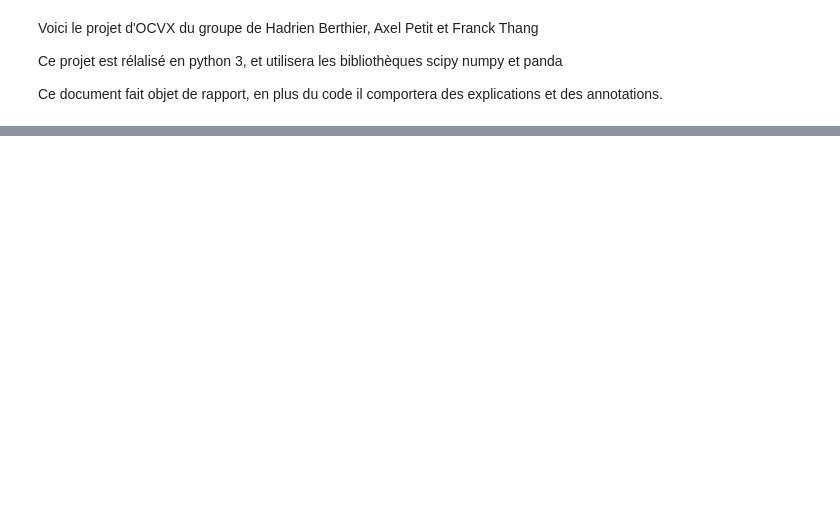
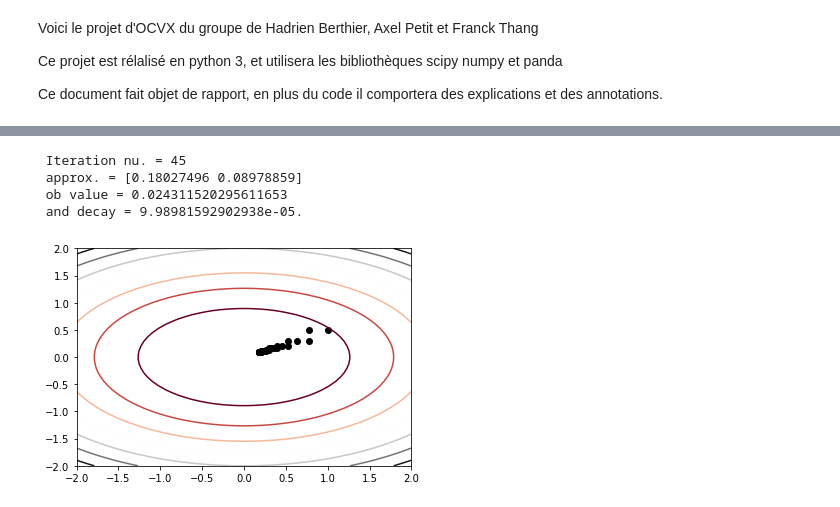
Before and after one commit to berthih/OCVX, a Jupyter notebook: OCVX.ipynb, the cells around one changed output, grey strips where cells are left out. Drawn from its saved outputs; the diff is of its cells as text; code cells hidden in the pictures; blank space fills up the shorter version.

```diff
--- a/OCVX.ipynb
+++ b/OCVX.ipynb
@@ -142 +155,22 @@ Iteration 3
+# %%
+def exp_decay(t):
+   initial_lrate = 0.5
+   k = 0.1
+   lrate = initial_lrate * np.exp(-k*t)
+   return lrate
+# %%
+#plt.figure(figsize=(15,15))
+#plot_2d(objective_2d)
+iterations = []
+f = generate_family_fc(2)
+
+x_star, p_star, n_iter = gradient_descent(np.array([[1], [1]], dtype=float), f, d_sgd_l2, rate=exp_decay, plot_f=(lambda x, y:plt.scatter(x[0], x[1], c='k')))
+iterations.append(n_iter)
+plot_2d(f)
+# %% [output]
+ Iteration nu. = 45
+ approx. = [0.18027496 0.08978859]
+ ob value = 0.024311520295611653
+ and decay = 9.98981592902938e-05.
+[figure, added]
 # %%
```
Also changed, not shown: parts of 6 cells of this notebook.
